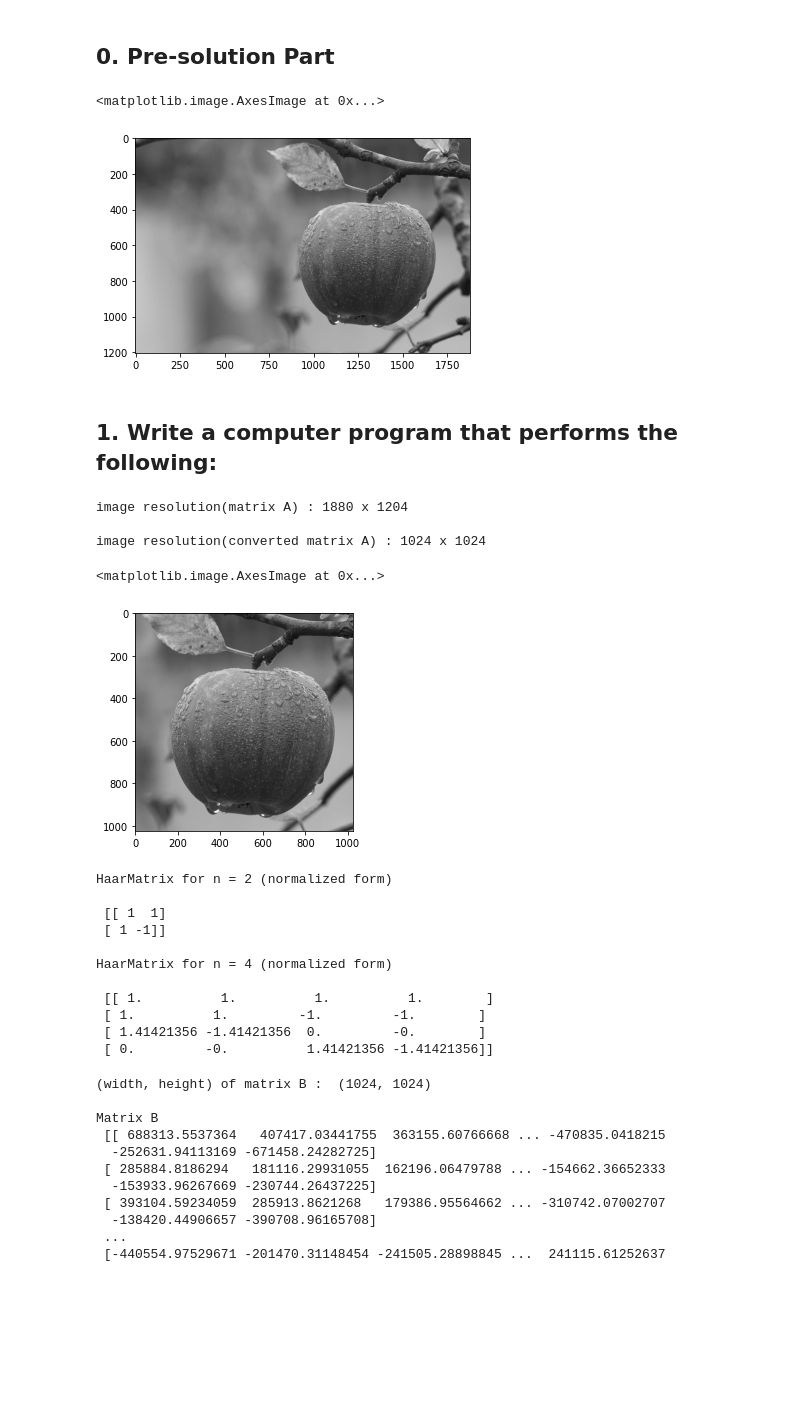
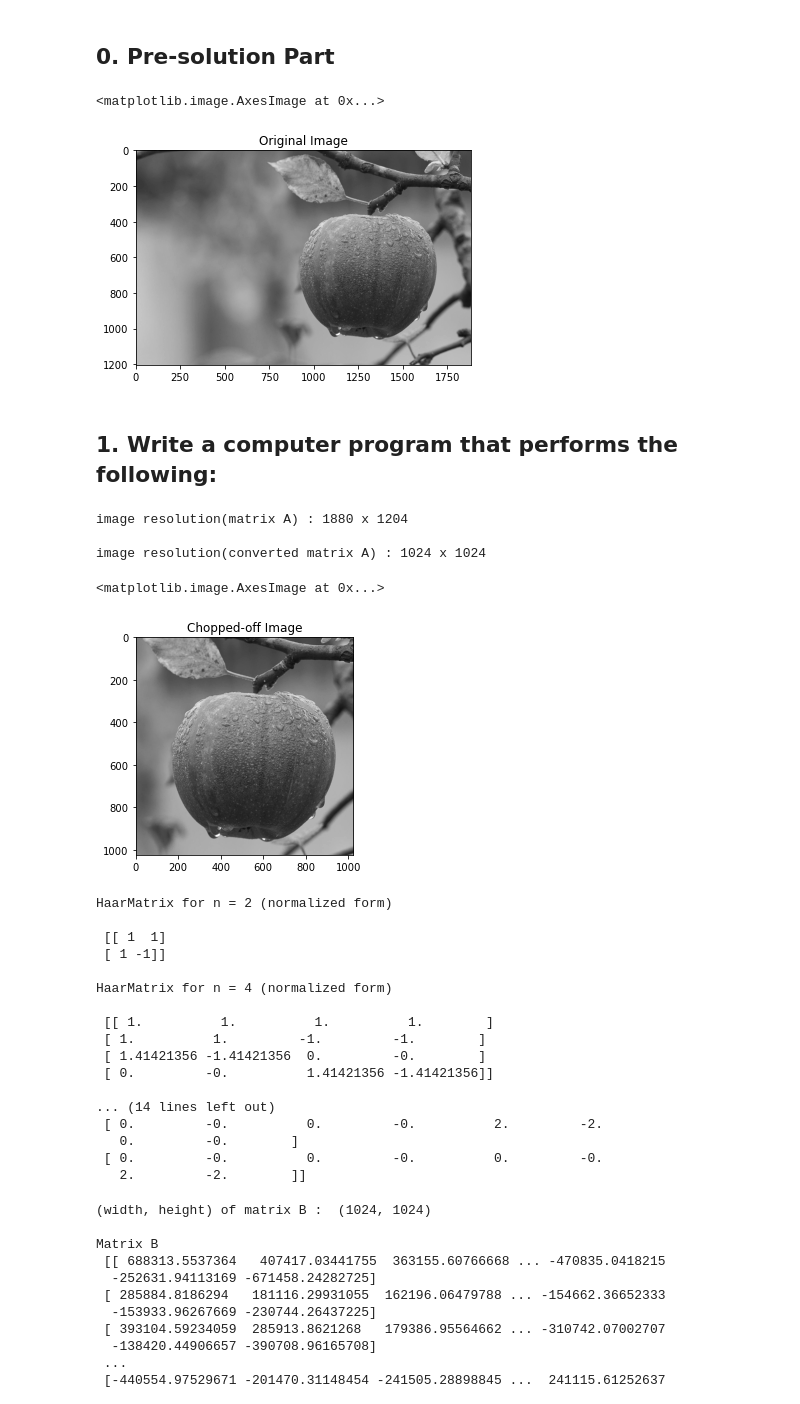
Before and after one commit to wooyounggggg/Linear-Algebra-project, a Jupyter notebook: ImageCompression/source/ImageCompression.ipynb, the cells around one changed output. Cells and saved outputs as stored; diff of their text form; code cells hidden in the pictures; blank space fills up the shorter version.

Commit message:
Finish image compression problem #3

```diff
--- a/ImageCompression/source/ImageCompression.ipynb
+++ b/ImageCompression/source/ImageCompression.ipynb
@@ -3,17 +3,19 @@
 # %%
 # 0.Pre-solution
 import PIL.Image as pilimg
 import numpy as np
 from IPython.display import Image
 import matplotlib.pyplot as plt
+from decimal import Decimal
 imageFile1 = pilimg.open('../img/Gray_Apple.jpeg')
 imageFile2 = pilimg.open('../img/low_freq.jpg')
 matrixA = np.array(imageFile1)
 matrixLow = np.array(imageFile2)
+plt.title('Original Image')
 plt.imshow(matrixA, cmap='gray') # Display original image file
 # %% [output]
 <matplotlib.image.AxesImage at 0x...>
-[figure, old version]
+[figure, new version]
 # %% [markdown]
 <h2> 1. Write a computer program that performs the following: </h2>
 # %%
@@ -31,13 +33,14 @@ for row in matrixA :
     convertedA.append(row[x:x+1024])
 convertedA = convertedA[y:y+1024]
 print('image resolution(converted matrix A) : {} x {}\n'.format(*getImageResolution(convertedA)))
+plt.title('Chopped-off Image')
 plt.imshow(convertedA, cmap='gray')
 # %% [output]
 image resolution(matrix A) : 1880 x 1204
 
 image resolution(converted matrix A) : 1024 x 1024
 <matplotlib.image.AxesImage at 0x...>
-[figure, old version]
+[figure, new version]
 # %%
 # sol 1.(b) : For given n = 2t , t = 0, 1, ..., construct an n-point Haar matrix H in the lecture
 
@@ -67,6 +70,7 @@ def printHaarMatrix(n, normalized=True) :
 
 printHaarMatrix(2)
 printHaarMatrix(4)
+printHaarMatrix(8)
 # %% [output]
 HaarMatrix for n = 2 (normalized form)
 
@@ -79,6 +83,12 @@ HaarMatrix for n = 4 (normalized form)
  [ 1.          1.         -1.         -1.        ]
  [ 1.41421356 -1.41421356  0.         -0.        ]
  [ 0.         -0.          1.41421356 -1.41421356]]
+
+... (14 lines left out)
+ [ 0.         -0.          0.         -0.          2.         -2.
+   0.         -0.        ]
+ [ 0.         -0.          0.         -0.          0.         -0.
+   2.         -2.        ]]
 # %%
 # sol 1.(c) : Perform 2-D Discrete Haar Wavelet Transform (DHWT) B = HTAH.
 def matrixMultiplier(matrices) :
```
Also changed, not shown: parts of 6 cells of this notebook.
